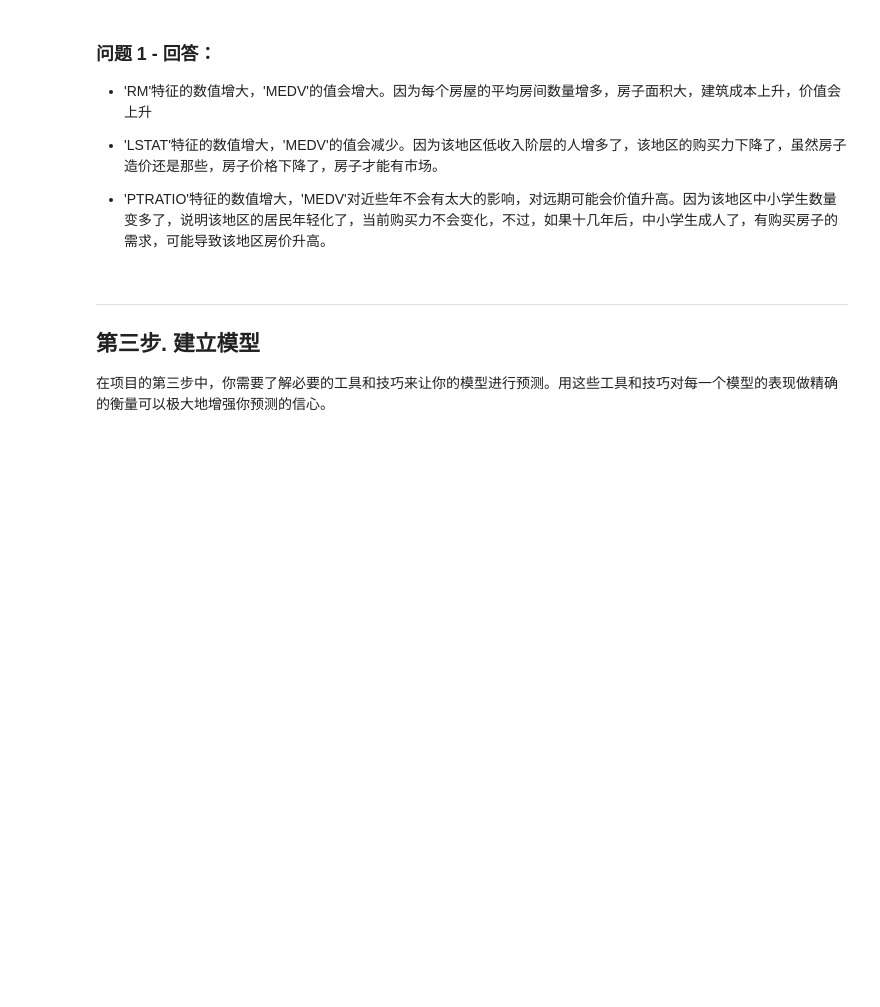
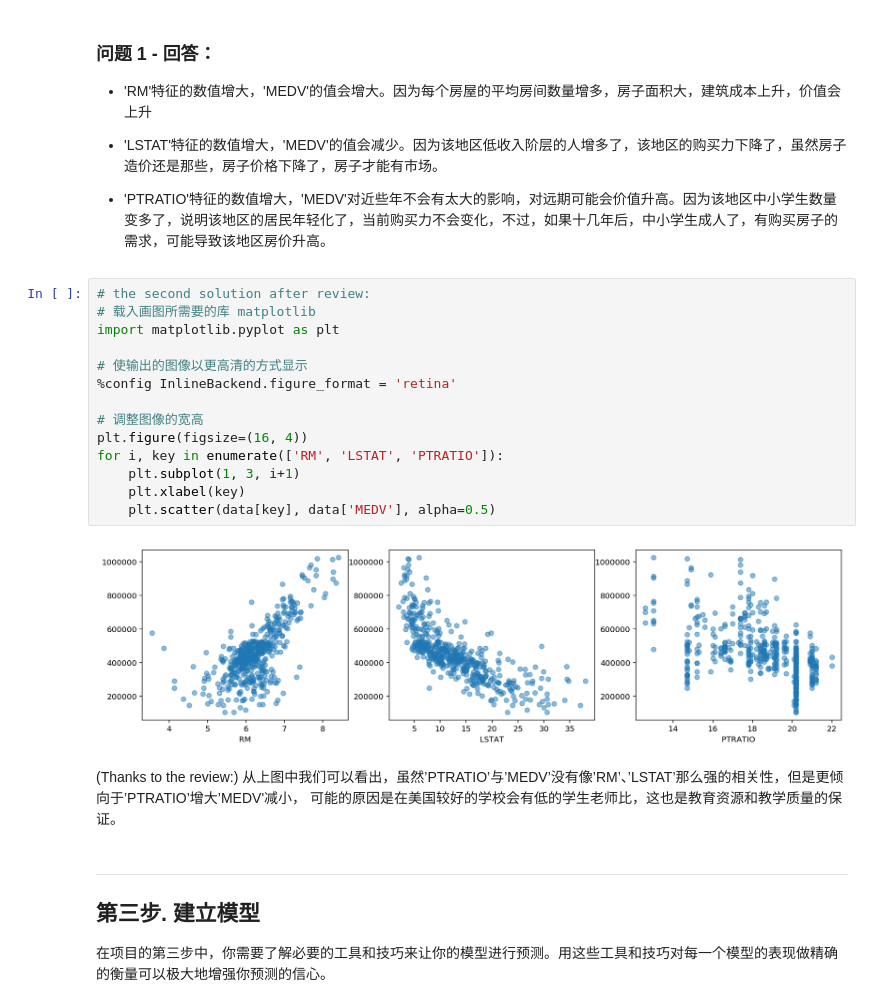
Before and after one commit to TomTorange/boston_housing, a Jupyter notebook: boston_housing.ipynb, the cells around one changed output. Cells and saved outputs as stored; diff of their text form; blank space fills up the shorter version.

```diff
--- a/boston_housing.ipynb
+++ b/boston_housing.ipynb
@@ -114,6 +114,26 @@ _凭直觉，上述三个特征中对每一个来说，你认为增大该特征
 * 'LSTAT'特征的数值增大，'MEDV'的值会减少。因为该地区低收入阶层的人增多了，该地区的购买力下降了，虽然房子造价还是那些，房子价格下降了，房子才能有市场。
 
 * 'PTRATIO'特征的数值增大，'MEDV'对近些年不会有太大的影响，对远期可能会价值升高。因为该地区中小学生数量变多了，说明该地区的居民年轻化了，当前购买力不会变化，不过，如果十几年后，中小学生成人了，有购买房子的需求，可能导致该地区房价升高。
+# %%
+# the second solution after review:
+# 载入画图所需要的库 matplotlib
+import matplotlib.pyplot as plt
+
+# 使输出的图像以更高清的方式显示
+%config InlineBackend.figure_format = 'retina'
+
+# 调整图像的宽高
+plt.figure(figsize=(16, 4))
+for i, key in enumerate(['RM', 'LSTAT', 'PTRATIO']):
+    plt.subplot(1, 3, i+1)
+    plt.xlabel(key)
+    plt.scatter(data[key], data['MEDV'], alpha=0.5)
+# %% [output]
+[figure, added]
+# %% [markdown]
+(Thanks to the review:)
+从上图中我们可以看出，虽然’PTRATIO’与’MEDV’没有像’RM’、’LSTAT’那么强的相关性，但是更倾向于’PTRATIO’增大’MEDV'减小，
+可能的原因是在美国较好的学校会有低的学生老师比，这也是教育资源和教学质量的保证。
 # %% [markdown]
 ---
 ## 第三步. 建立模型
```
Also changed, not shown: parts of 6 cells of this notebook.
